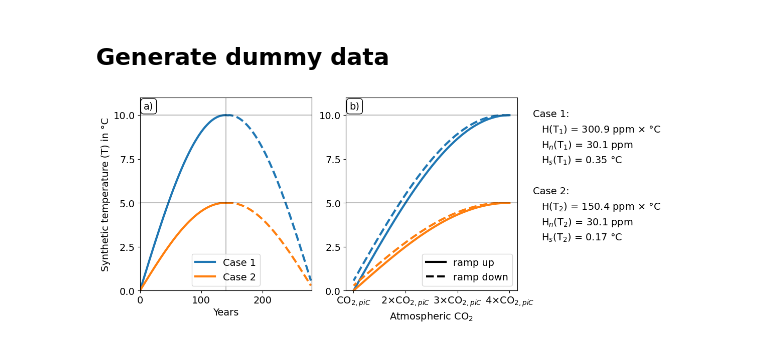
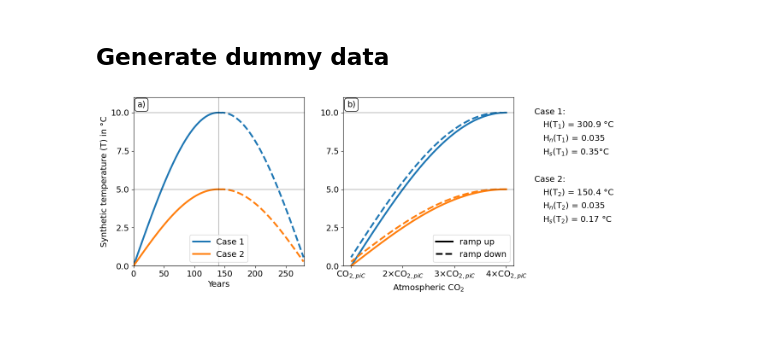
Before and after one commit to eikekoehn/Arctic_acidification_reversibility_scripts, a Jupyter notebook: 03_analysis_and_plotting/figure00_hysteresis_metric_sketch.ipynb, the cells around one changed output. Cells and saved outputs as stored; diff of their text form; code cells hidden in the pictures.

```diff
--- a/03_analysis_and_plotting/figure00_hysteresis_metric_sketch.ipynb
+++ b/03_analysis_and_plotting/figure00_hysteresis_metric_sketch.ipynb
@@ -42,8 +42,8 @@ def generate_dummy_data():
     pic = 284.7
     x = (((x/np.pi*2)*3)+1) * pic #x*1000/np.pi*2
 
-    h1 = ha.calc_hysteresis_area_1D(x, y1, nsteps=100, normalizer='min_max_diff_full_cycle', return_interpolated_vectors=False)
-    h2 = ha.calc_hysteresis_area_1D(x, y2, nsteps=100, normalizer='min_max_diff_full_cycle', return_interpolated_vectors=False)
+    h1 = ha.calc_hysteresis_area_1D(x, y1, nsteps=100, normalizer='min_max_diff_full_cycle', return_interpolated_vectors=False, normalize_by_ref_axis_range=True)
+    h2 = ha.calc_hysteresis_area_1D(x, y2, nsteps=100, normalizer='min_max_diff_full_cycle', return_interpolated_vectors=False, normalize_by_ref_axis_range=True)
     return x,n2,y1,y2,h1,h2,pic
 
 x,n2,y1,y2,h1,h2,pic = generate_dummy_data()
@@ -76,36 +76,37 @@ def plot_dummy_data_example():
     ax[1].plot(x[n2:],y1[n2:]+5000,'--',color='k',linewidth=3,label='ramp down')
     ax[1].axhline([0],color='k',alpha=0.25)
     ax[1].axhline([5],color='k',alpha=0.25)
     ax[1].axhline([10],color='k',alpha=0.25)
     ax[1].set_xticks([pic,2*pic,3*pic,4*pic])
     ax[1].set_xticklabels(['CO$_{2,piC}$',r'2$\times$CO$_{2,piC}$',r'3$\times$CO$_{2,piC}$',r'4$\times$CO$_{2,piC}$'])
     ax[1].set_ylim([0,11])
     ax[1].set_yticks([0,2.5,5,7.5,10])
     ax[1].legend(loc='lower right')
     ax[1].set_xlabel(r'Atmospheric CO$_2$')
     ax[1].text(0.022,0.98,'b)',ha='left',va='top',bbox={'boxstyle':'round','fc':'w'},transform=ax[1].transAxes)
 
     #ax[2].set_visible(False)
     ax[2].text(-.11,0.9,'Case 1:',transform=ax[2].transAxes)
-    ax[2].text(-.06,0.82,f'H(T$_1$) = {h1[0]:.1f} ppm '+r'$\times$'+' °C',transform=ax[2].transAxes)
-    ax[2].text(-.06,0.74,f'H$_n$(T$_1$) = {h1[2]:.1f} ppm',transform=ax[2].transAxes)
-    ax[2].text(-.06,0.66,f'H$_s$(T$_1$) = {h1[1]:.2f} °C',transform=ax[2].transAxes)
+    ax[2].text(-.06,0.82,f'H(T$_1$) = {h1[0]:.1f} °C',transform=ax[2].transAxes)
+    ax[2].text(-.06,0.74,f'H$_n$(T$_1$) = {h1[2]:.3f}',transform=ax[2].transAxes)
+    ax[2].text(-.06,0.66,f'H$_s$(T$_1$) = {h1[1]:.2f}°C',transform=ax[2].transAxes)
 
 
     ax[2].text(-.11,0.5,'Case 2:',transform=ax[2].transAxes)
-    ax[2].text(-.06,0.42,f'H(T$_2$) = {h2[0]:.1f} ppm '+r'$\times$'+' °C',transform=ax[2].transAxes)
-    ax[2].text(-.06,0.34,f'H$_n$(T$_2$) = {h2[2]:.1f} ppm',transform=ax[2].transAxes)
+    ax[2].text(-.06,0.42,f'H(T$_2$) = {h2[0]:.1f} °C',transform=ax[2].transAxes)
+    ax[2].text(-.06,0.34,f'H$_n$(T$_2$) = {h2[2]:.3f}',transform=ax[2].transAxes)
     ax[2].text(-.06,0.26,f'H$_s$(T$_2$) = {h2[1]:.2f} °C',transform=ax[2].transAxes)
 
 
     ax[2].spines[['right', 'top','left','bottom']].set_visible(False)
     ax[2].set_xticks([])
     ax[2].set_yticks([])
+    plt.tight_layout()
     #plt.savefig(f'plots_for_egu2025/sketch_for_hysteresis_areas.png',dpi=300,transparent=True)
     return fig, ax
 
 fig, ax = plot_dummy_data_example()
 if savefigs == True:
     fig.savefig(f'{plot_dir}/sketch_for_hysteresis_areas.png',dpi=300,transparent=True)
 # %% [output]
-[figure, old version]
+[figure, new version]
```
Also changed, not shown: parts of 1 cell of this notebook, 8 other files.
